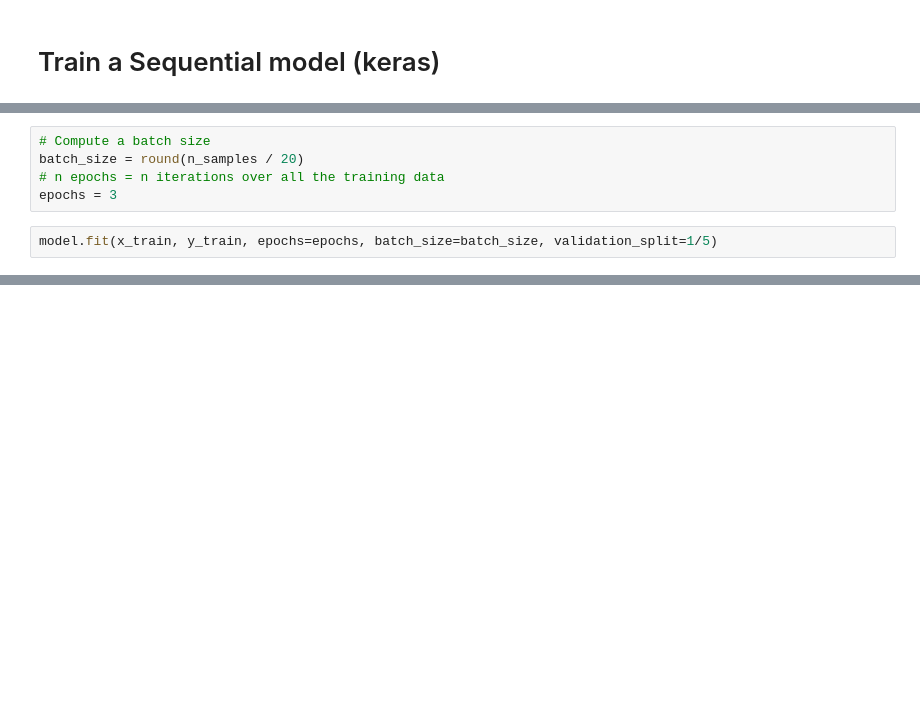
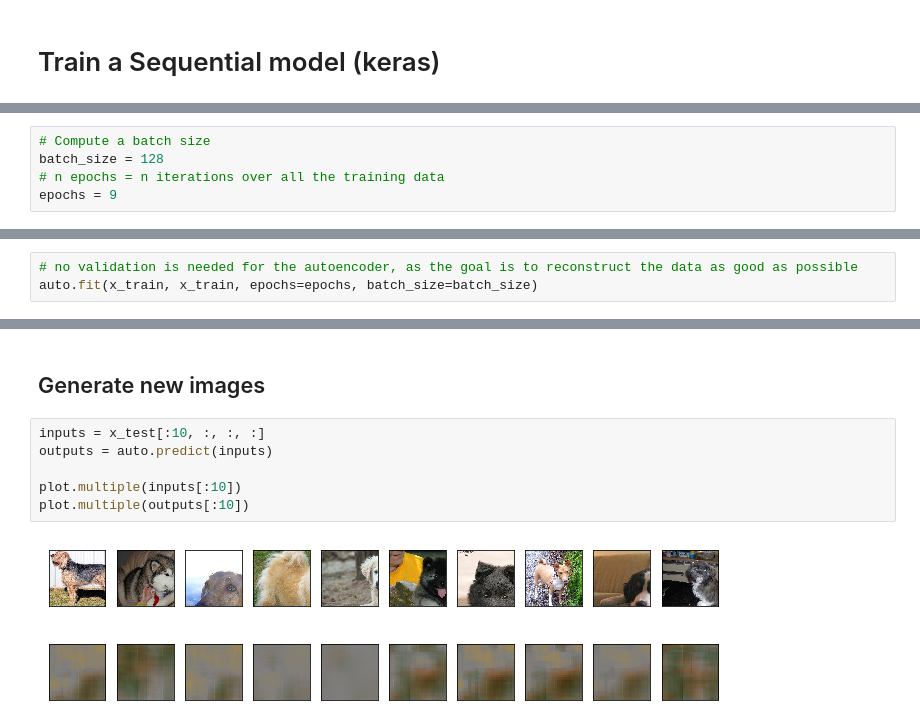
Before and after one commit to voschezang/trash-image-classification, a Jupyter notebook: src/nn-autoencoders.ipynb, the cells around one changed output, grey strips where cells are left out. Cells and saved outputs as stored; diff of their text form; blank space fills up the shorter version.

Commit message:
implement autoencoder

```diff
--- a/src/nn-autoencoders.ipynb
+++ b/src/nn-autoencoders.ipynb
@@ -88,2 +219,7 @@ print('output length', output_length)
+# %%
+# Compute a batch size
+batch_size = 128
+# n epochs = n iterations over all the training data
+epochs = 9
 # %%
 x_train.shape
@@ -106,7 +227,0 @@ model.compile(optimizer=optimizer, loss='categorical_crossentropy', metrics=['ac
-# %%
-# Compute a batch size
-batch_size = round(n_samples / 20)
-# n epochs = n iterations over all the training data
-epochs = 3
-# %%
-model.fit(x_train, y_train, epochs=epochs, batch_size=batch_size, validation_split=1/5)
@@ -114,0 +228,3 @@ model.predict(x_test)
+# %%
+# no validation is needed for the autoencoder, as the goal is to reconstruct the data as good as possible
+auto.fit(x_train, x_train, epochs=epochs, batch_size=batch_size)
@@ -114,0 +251,11 @@ model.predict(x_test)
+# %% [markdown]
+## Generate new images
+# %%
+inputs = x_test[:10, :, :, :]
+outputs = auto.predict(inputs)
+
+plot.multiple(inputs[:10])
+plot.multiple(outputs[:10])
+# %% [output]
+[figure, added]
+[figure, added]
```
Also changed, not shown: parts of 28 cells of this notebook, 3 other files.
